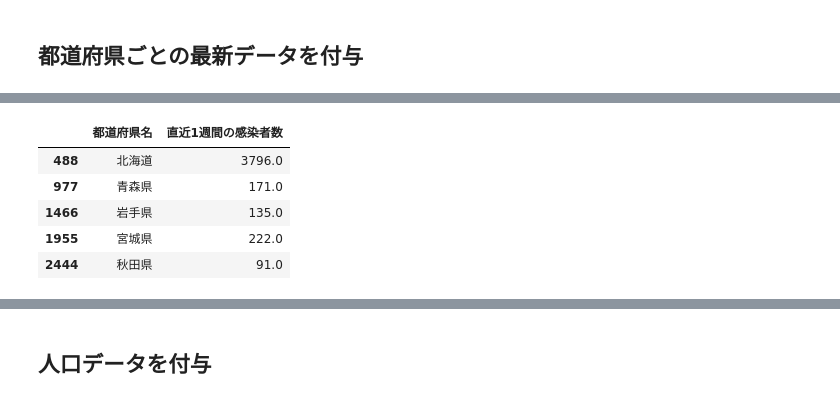
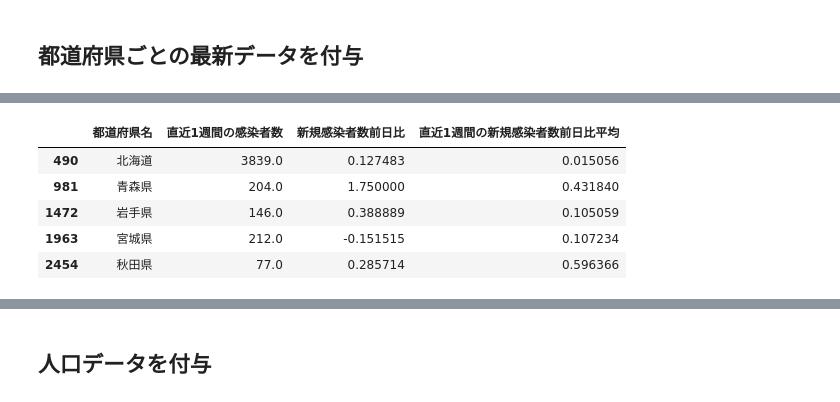
Before and after one commit to marzg510/data-analyze-covid-19, a Jupyter notebook: covid-19-jp-nhk-pref-latest.ipynb, the cells around one changed output, grey strips where cells are left out. Drawn from its saved outputs; the diff is of its cells as text; code cells hidden in the pictures.

```diff
--- a/covid-19-jp-nhk-pref-latest.ipynb
+++ b/covid-19-jp-nhk-pref-latest.ipynb
@@ -45,0 +48,7 @@ pref.tail(7)
+# %%
+import numpy as np
+pref["新規感染者数前日比"] = pref["各地の感染者数_1日ごとの発表数"].pct_change()
+# 一番古い日付だけNANを設定
+pref.loc[pref["日付"]==pref["日付"].min(),"新規感染者数前日比"] = np.nan
+pref["直近1週間の新規感染者数前日比平均"] = pref["新規感染者数前日比"].rolling(7).mean()
+pref.tail()
@@ -46,13 +62,13 @@ pref.tail(7)
 # %%
-latest = pref.loc[pref["日付"]==pref["日付"].max()][["都道府県名","直近1週間の感染者数"]]
+latest = pref.loc[pref["日付"]==pref["日付"].max()][["都道府県名","直近1週間の感染者数","新規感染者数前日比","直近1週間の新規感染者数前日比平均"]]
 latest.head()
 # %% [output]
-|  | 都道府県名 | 直近1週間の感染者数 |
-| 488 | 北海道 | 3796.0 |
-| 977 | 青森県 | 171.0 |
-| 1466 | 岩手県 | 135.0 |
-| 1955 | 宮城県 | 222.0 |
-| 2444 | 秋田県 | 91.0 |
+|  | 都道府県名 | 直近1週間の感染者数 | 新規感染者数前日比 | 直近1週間の新規感染者数前日比平均 |
+| 490 | 北海道 | 3839.0 | 0.127483 | 0.015056 |
+| 981 | 青森県 | 204.0 | 1.750000 | 0.431840 |
+| 1472 | 岩手県 | 146.0 | 0.388889 | 0.105059 |
+| 1963 | 宮城県 | 212.0 | -0.151515 | 0.107234 |
+| 2454 | 秋田県 | 77.0 | 0.285714 | 0.596366 |
 # %%
 all_jp = pd.merge(all_jp, latest, on="都道府県名")
 all_jp.head()
```
Also changed, not shown: parts of 19 cells of this notebook, 27 other files.
